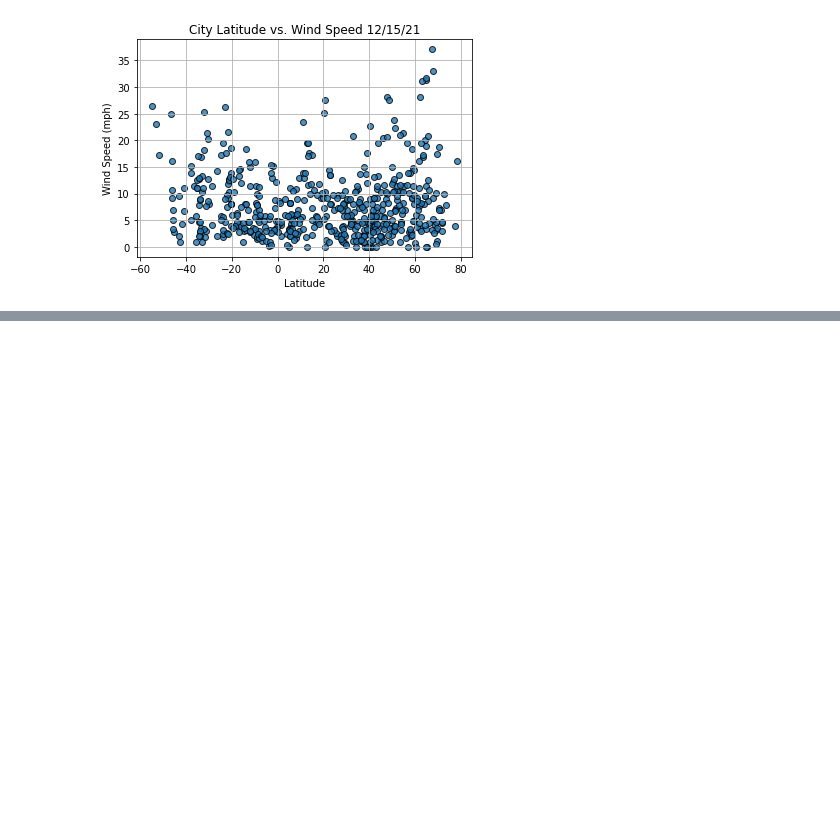
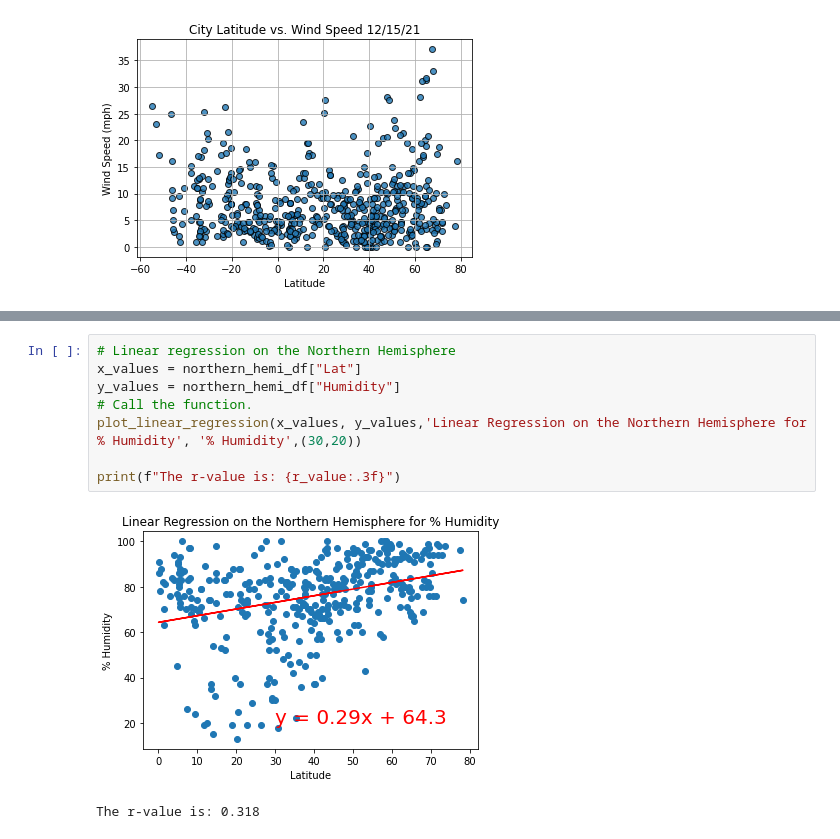
Before and after one commit to rllemos/World_Weather_Analysis, a Jupyter notebook: WeatherPy.ipynb, the cells around one changed output, grey strips where cells are left out. Drawn from its saved outputs; the diff is of its cells as text; blank space fills up the shorter version.

```diff
--- a/WeatherPy.ipynb
+++ b/WeatherPy.ipynb
@@ -258,0 +382,11 @@ plt.show()
+# %%
+# Linear regression on the Northern Hemisphere
+x_values = northern_hemi_df["Lat"]
+y_values = northern_hemi_df["Humidity"]
+# Call the function.
+plot_linear_regression(x_values, y_values,'Linear Regression on the Northern Hemisphere for % Humidity', '% Humidity',(30,20))
+
+print(f"The r-value is: {r_value:.3f}")
+# %% [output]
+[figure, added]
+The r-value is: 0.318
```
Also changed, not shown: parts of 14 cells of this notebook.
